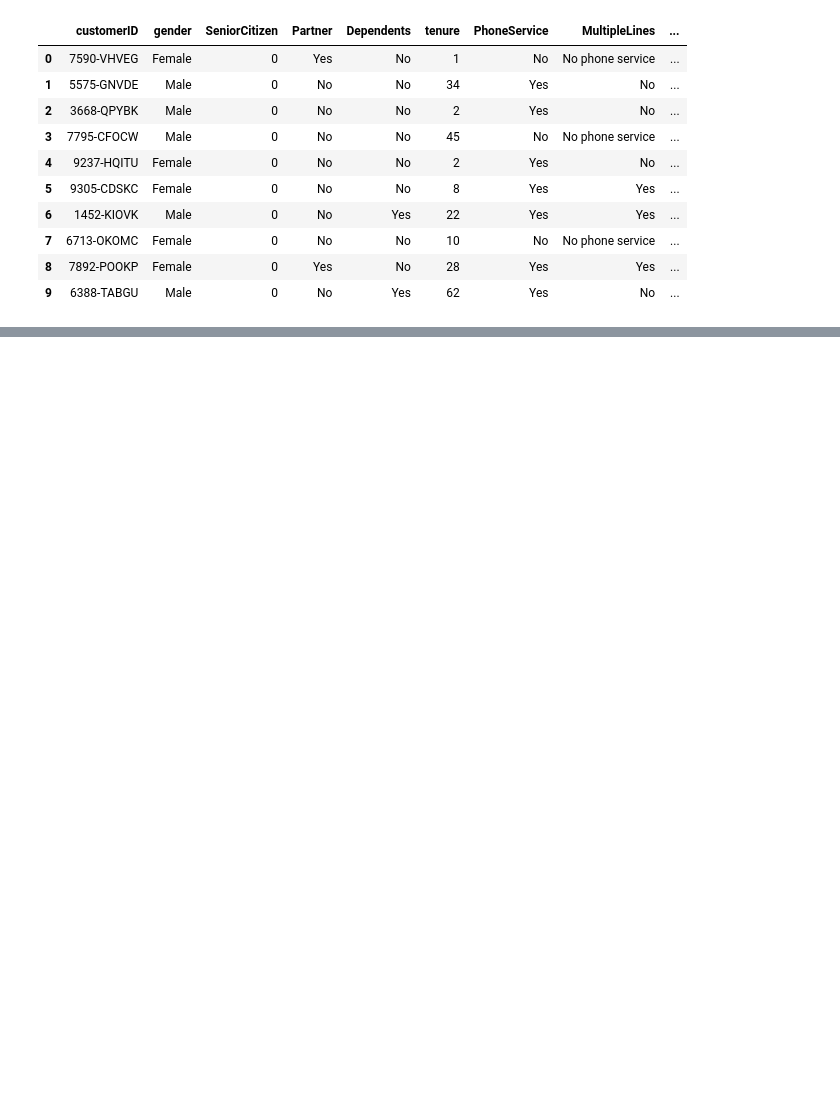
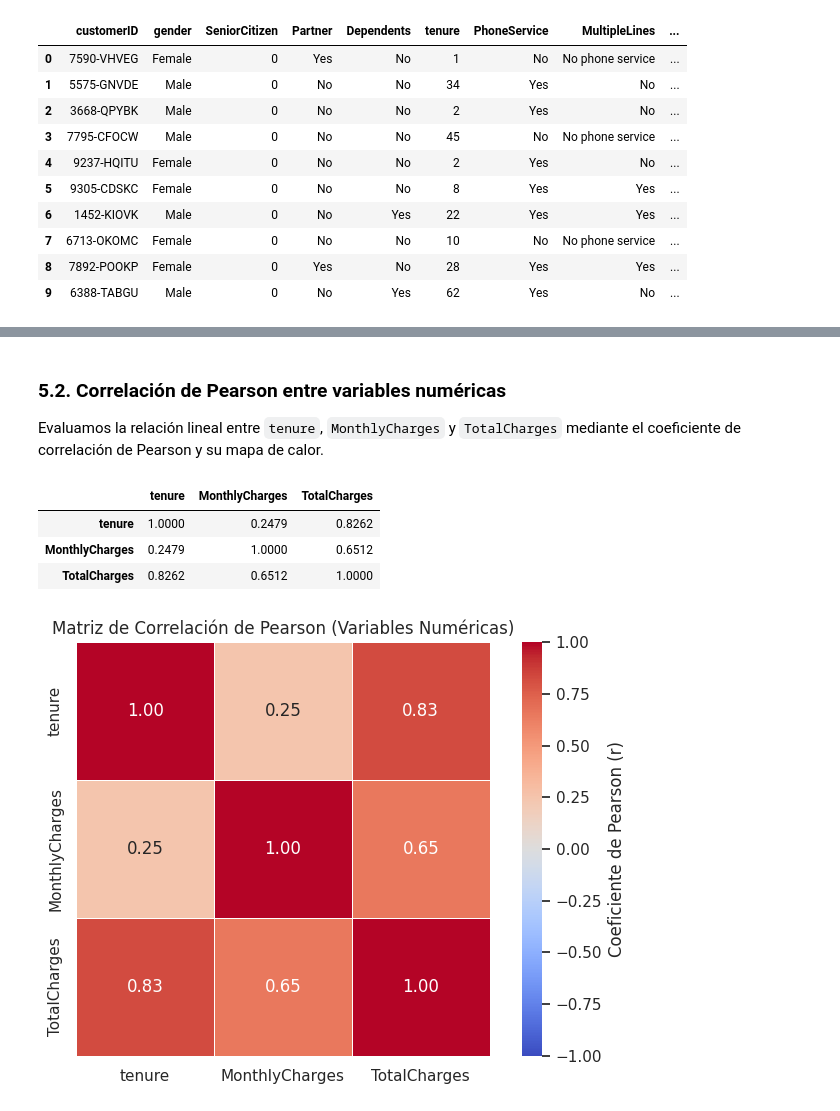
Before and after one commit to Lujan-84/TPI-Analisis-de-Datos, a Jupyter notebook: notebooks/TPI_Analisis_de_Datos.ipynb, the cells around one changed output, grey strips where cells are left out. Saved outputs shown, nothing was run; the diff lists cells and outputs as text; code cells hidden in the pictures; blank space fills up the shorter version.

```diff
--- a/notebooks/TPI_Analisis_de_Datos.ipynb
+++ b/notebooks/TPI_Analisis_de_Datos.ipynb
@@ -156,0 +359,12 @@ Esta estructura formal permite garantizar la consistencia de los datos y facilit
+# %%
+# 1. Columnas calculadas por operación aritmética directa
+df["Cargo_Esperado"] = df["tenure"] * df["MonthlyCharges"]
+df["Cargo_Anual_Estimado"] = df["MonthlyCharges"] * 12
+
+
+# 2. Renombrado y eliminación de columna irrelevante para el análisis estadístico
+df_analisis = df.rename(columns={
+    "Churn": "Cancelacion"
+}).drop(columns=["customerID"]).copy()
+
+display(df_analisis[["tenure", "MonthlyCharges", "TotalCharges", "Cargo_Esperado", "Cargo_Anual_Estimado", "Cancelacion"]].head())
@@ -156,0 +570,32 @@ Esta estructura formal permite garantizar la consistencia de los datos y facilit
+# %% [markdown]
+### 5.2. Correlación de Pearson entre variables numéricas
+Evaluamos la relación lineal entre `tenure`, `MonthlyCharges` y `TotalCharges` mediante el coeficiente de correlación de Pearson y su mapa de calor.
+# %%
+# Matriz de correlación de Pearson entre variables numéricas clave
+cols_corr = ["tenure", "MonthlyCharges", "TotalCharges"]
+corr_pearson = df_analisis[cols_corr].corr(method="pearson")
+
+display(corr_pearson.round(4))
+
+# Heatmap de la matriz de correlación
+plt.figure(figsize=(7, 5))
+sns.heatmap(
+    corr_pearson,
+    annot=True,
+    fmt=".2f",
+    cmap="coolwarm",
+    vmin=-1,
+    vmax=1,
+    square=True,
+    linewidths=0.5,
+    cbar_kws={"label": "Coeficiente de Pearson (r)"}
+)
+plt.title("Matriz de Correlación de Pearson (Variables Numéricas)")
+plt.tight_layout()
+plt.show()
+# %% [output]
+|  | tenure | MonthlyCharges | TotalCharges |
+| tenure | 1.0000 | 0.2479 | 0.8262 |
+| MonthlyCharges | 0.2479 | 1.0000 | 0.6512 |
+| TotalCharges | 0.8262 | 0.6512 | 1.0000 |
+[figure, added]
```
Also changed, not shown: parts of 67 cells of this notebook.
